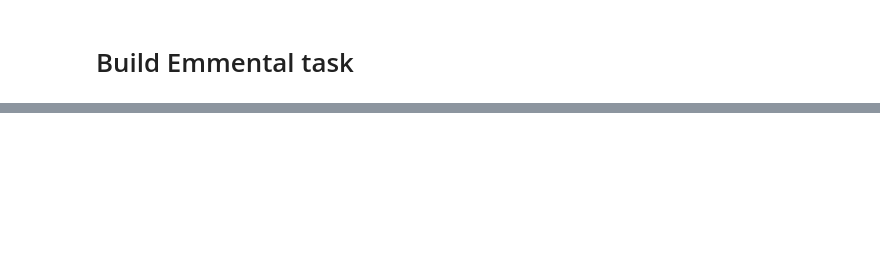
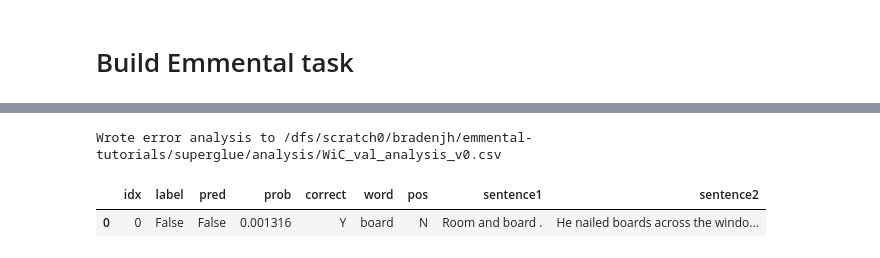
Before and after one commit to senwu/emmental-tutorials, a Jupyter notebook: superglue/SuperGLUE_single_task-WiC.ipynb, the cells around one changed output, grey strips where cells are left out. Saved outputs shown, nothing was run; the diff lists cells and outputs as text; code cells hidden in the pictures; blank space fills up the shorter version.

```diff
--- a/superglue/SuperGLUE_single_task-WiC.ipynb
+++ b/superglue/SuperGLUE_single_task-WiC.ipynb
@@ -212,0 +213,3 @@ mtl_model.score(dataloaders["val"])
+# %%
+# PKL_PATH = "/dfs/scratch0/bradenjh/emmental-tutorials/superglue/models/WiC_BERT2"
+PKL_PATH = "/dfs/scratch0/bradenjh/emmental-tutorials/superglue/logs/2019_05_29/13_59_55/best_model_WiC_SuperGLUE_val_accuracy.pth"
@@ -212,0 +218,4 @@ mtl_model.score(dataloaders["val"])
+# %%
+new_model = EmmentalModel(name="SuperGLUE_single_task", tasks=[emmental_task])
+new_model.load(PKL_PATH)
+new_model.score(dataloaders["val"])
@@ -212,0 +229,48 @@ mtl_model.score(dataloaders["val"])
+# %%
+import json
+
+from task_config import (
+    SuperGLUE_LABEL_MAPPING,
+    SuperGLUE_TASK_METRIC_MAPPING,
+    SuperGLUE_TASK_SPLIT_MAPPING
+)
+
+SPLIT = "val"
+
+def make_analysis_df(model):
+    # Get predictions
+    gold_dict, prob_dict, pred_dict = model.predict(dataloaders[SPLIT], return_preds=True)
+    probs = prob_dict["WiC"][:,0]
+    preds = pred_dict["WiC"]
+
+    # Load raw data
+    jsonl_path = os.path.join(
+        DATA_DIR, TASK_NAME, SuperGLUE_TASK_SPLIT_MAPPING[TASK_NAME][SPLIT]
+    )
+
+    # Add new columns
+    rows = [json.loads(row) for row in open(jsonl_path, encoding="utf-8")]
+    for i, row in enumerate(rows):
+        row["prob"] = probs[i]
+        row["pred"] = True if preds[i] == 1 else False
+        row["correct"] = "Y" if row["pred"] == row["label"] else "N"
+
+    # Make tsv
+    df = pd.DataFrame(rows)
+    df = df[['idx', 'label', 'pred', 'prob', 'correct', 'word', 'pos', 'sentence1', 'sentence2']]
+    return df
+
+df = make_analysis_df(new_model)
+# %%
+TUTORIALS_ROOT = "/dfs/scratch0/bradenjh/emmental-tutorials/"
+
+out_path = os.path.join(TUTORIALS_ROOT, "superglue", "analysis", f"WiC_{SPLIT}_analysis_v0.csv")
+df.to_csv(out_path)
+print(f"Wrote error analysis to {out_path}")
+# %% [output]
+Wrote error analysis to /dfs/scratch0/bradenjh/emmental-tutorials/superglue/analysis/WiC_val_analysis_v0.csv
+# %%
+df.head(1)
+# %% [output]
+|  | idx | label | pred | prob | correct | word | pos | sentence1 | sentence2 |
+| 0 | 0 | False | False | 0.001316 | Y | board | N | Room and board . | He nailed boards across the windo... |
```
Also changed, not shown: parts of 16 cells of this notebook, 2 other files.
